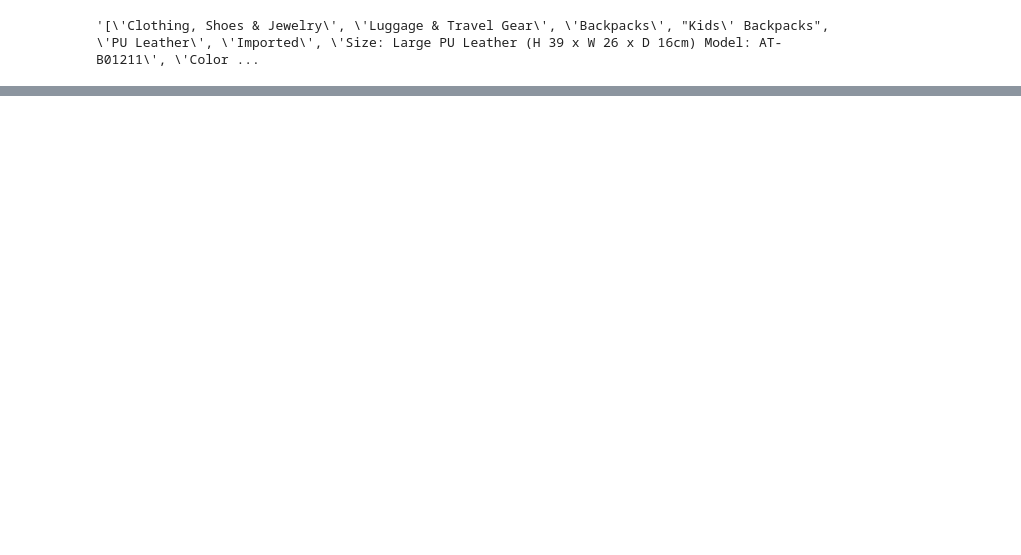
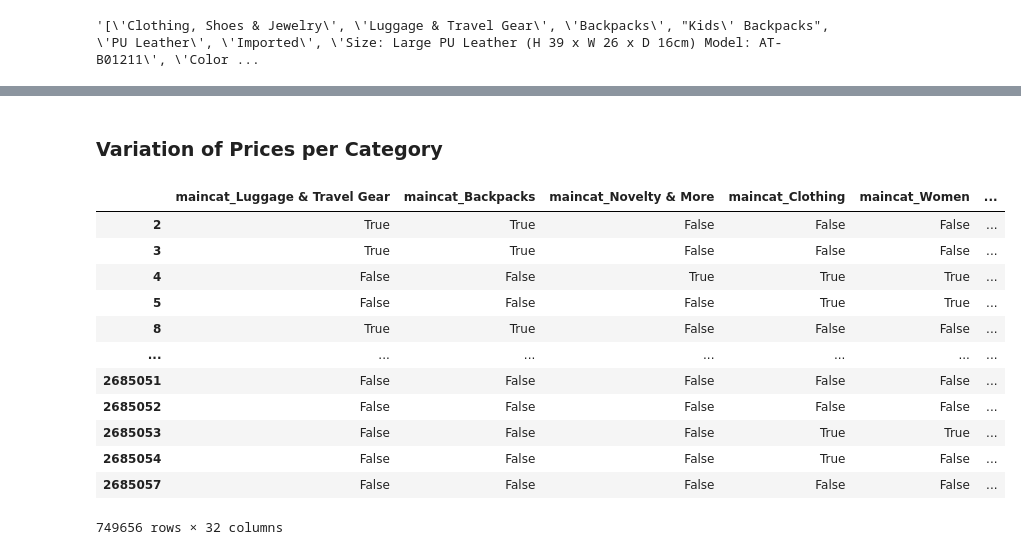
Before and after one commit to mkelsayed/ClothingRecommendationSystem, a Jupyter notebook: products_loading_preprocessing.ipynb, the cells around one changed output, grey strips where cells are left out. Cells and saved outputs as stored; diff of their text form; code cells hidden in the pictures; blank space fills up the shorter version.

```diff
--- a/products_loading_preprocessing.ipynb
+++ b/products_loading_preprocessing.ipynb
@@ -1033,0 +982,18 @@ plt.show()
+# %% [markdown]
+### Variation of Prices per Category
+# %%
+products_df_complete[products_df_complete.columns[products_df_complete.columns.str.contains('maincat_')]]
+# %% [output]
+|  | maincat_Luggage & Travel Gear | maincat_Backpacks | maincat_Novelty & More | maincat_Clothing | maincat_Women | ... |
+| 2 | True | True | False | False | False | ... |
+| 3 | True | True | False | False | False | ... |
+| 4 | False | False | True | True | True | ... |
+| 5 | False | False | False | True | True | ... |
+| 8 | True | True | False | False | False | ... |
+| ... | ... | ... | ... | ... | ... | ... |
+| 2685051 | False | False | False | False | False | ... |
+| 2685052 | False | False | False | False | False | ... |
+| 2685053 | False | False | False | True | True | ... |
+| 2685054 | False | False | False | True | False | ... |
+| 2685057 | False | False | False | False | False | ... |
+749656 rows × 32 columns
```
Also changed, not shown: parts of 207 cells of this notebook.
